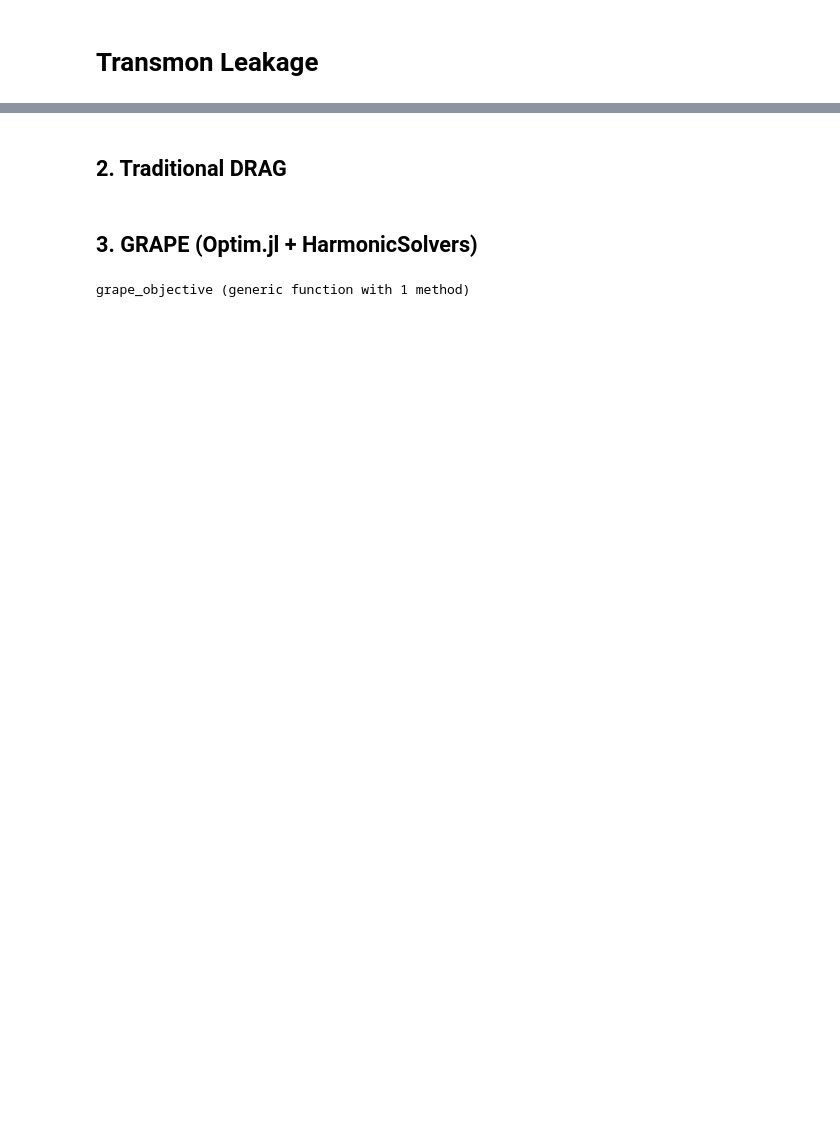
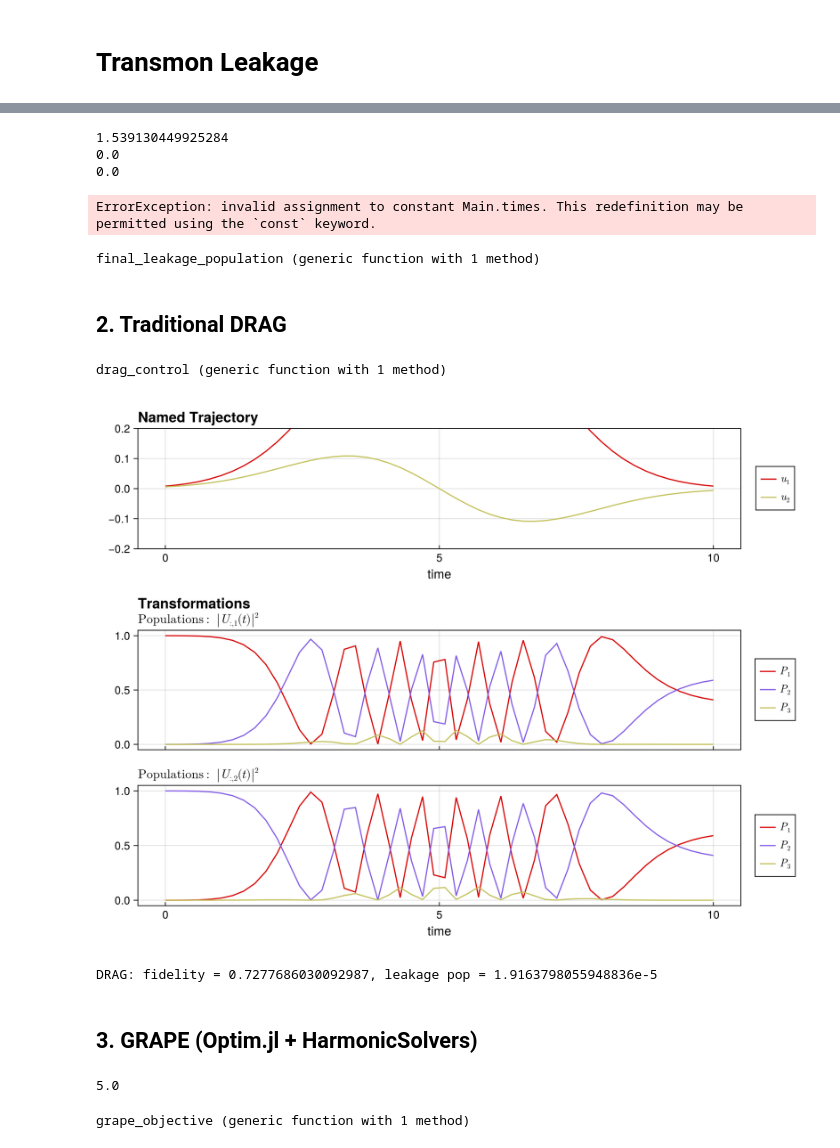
Before and after one commit to xerixa/Quantum, a Jupyter notebook: Week 4/nothingworks2.ipynb, the cells around one changed output, grey strips where cells are left out. Saved outputs shown, nothing was run; the diff lists cells and outputs as text; code cells hidden in the pictures; blank space fills up the shorter version.

```diff
--- a/Week 4/nothingworks2.ipynb
+++ b/Week 4/nothingworks2.ipynb
@@ -28,26 +32,0 @@ const DDU_BOUND = 1.0
-# %%
-sys = TransmonSystem(drive_bounds = U_BOUND, levels = LEVELS, δ = DELTA)
-op  = EmbeddedOperator(:X, sys)
-
-initial_controls = 0.1 * randn(2, N)
-pulse0 = ZeroOrderPulse(initial_controls, times)
-
-qtraj = UnitaryTrajectory(sys, pulse0, op)
-
-
-qcp = SmoothPulseProblem(qtraj, N; ddu_bound = DDU_BOUND, Q = 100.0, R = 1e-2)
-solve!(qcp; max_iter = 50, eval_hessian=false)
-
-qcp_leakage = SmoothPulseProblem(
-    qtraj,
-    N;
-    ddu_bound = DDU_BOUND,
-    Q = 100.0,
-    R = 1e-2,
-    piccolo_options = PiccoloOptions(
-        leakage_constraint = true,
-        leakage_constraint_value = 1e-2,
-        leakage_cost = 1e-2,
-    ),
-)
-solve!(qcp_leakage; max_iter = 50, eval_hessian = false)
@@ -58,12 +97,24 @@ fig_leakage_suppressed = plot_unitary_populations(get_trajectory(qcp_leakage); f
+# %%
+controls = zeros(2, N)
+times, controls[1, :], controls[2, :] = drag_gaussian(T0, N)
+
+pulse = ZeroOrderPulse(controls, times)
+traj = UnitaryTrajectory(sys, pulse, U_goal)
+out = rollout(traj)
+qcp = SmoothPulseProblem(traj, N)
+
+plot_unitary_populations(get_trajectory(qcp))
+# %% [output]
+1.539130449925284
+0.0
+0.0
+ErrorException: invalid assignment to constant Main.times. This redefinition may be permitted using the `const` keyword.
 # %%
 function final_leakage_population(qcp, sys)
     qtraj = get_trajectory(qcp)
-
-    named_traj = get_named_trajectory(qcp)
-
+    named_traj = NamedTrajectory(qtraj, N)
 
     fid = unitary_rollout_fidelity(qtraj, named_traj, sys)
-
 
     pulse_opt = extract_pulse(qtraj, named_traj)
 
@@ -76,68 +127,78 @@ function final_leakage_population(qcp, sys)
 
     return fid, leak
 end
+# %% [output]
+final_leakage_population (generic function with 1 method)
 # %% [markdown]
 ## 2. Traditional DRAG
 # %%
 
 const DRAG_SIGMA = T0 / 6
-const DRAG_AMP   = pi/ (DRAG_SIGMA*sqrt(2pi))
+const DRAG_AMP   = pi/ (DRAG_SIGMA*sqrt(2*pi))
 
-I_env(t)  = DRAG_AMP * exp(-(t - T0/2)^2 / (2 * DRAG_SIGMA^2))
-dI_env(t) = -((t - T0/2) / DRAG_SIGMA^2) * I_env(t)
+I(t)  = DRAG_AMP * exp(-(t - T0/2)^2 / (2 * DRAG_SIGMA^2))
+dI(t) = -((t - T0/2) / DRAG_SIGMA^2) * I(t)
 
-Q_env(t)  = -dI_env(t) / DELTA
+Q(t)  = -dI(t) / DELTA
 
-drag_control(t) = [I_env(t), Q_env(t)]
+drag_control(t) = [I(t), Q(t)]
+# %% [output]
+drag_control (generic function with 1 method)
 # %%
 
 plot_t_grid = collect(range(0, T0, length = N))
 
 pulse_drag = try
     FunctionPulse(drag_control, T0, 2)
 catch e
-    @warn "FunctionPulse constructor failed, falling back to densely-sampled ZeroOrderPulse" exception=e
+    @warn "FunctionPulse constructor flaied using ZeroOrderPulse" exception=e
     dense_controls = reduce(hcat, drag_control.(plot_t_grid))
     ZeroOrderPulse(dense_controls, plot_t_grid)
 end
 qtraj_drag = UnitaryTrajectory(sys, pulse_drag, op)
 
 
 # fddscretize the pulse manually into a discrete structure for plotting
 dense_controls = reduce(hcat, drag_control.(plot_t_grid))
 plot_pulse_discrete = ZeroOrderPulse(dense_controls, plot_t_grid)
 plot_qtraj_discrete = UnitaryTrajectory(sys, plot_pulse_discrete, op)
 
 
 named_traj_drag = NamedTrajectory(plot_qtraj_discrete, N)
 
 fig_drag = plot_unitary_populations(named_traj_drag; fig_size = (900, 700))
+# %% [output]
+[figure, added]
 # %%
 fid_drag = fidelity(qtraj_drag)
 U_drag_final = qtraj_drag(T0)
 leak_drag = abs2(U_drag_final[3, 1])
 
 println("DRAG: fidelity = ", fid_drag, ", leakage pop = ", leak_drag)
+# %% [output]
+DRAG: fidelity = 0.7277686030092987, leakage pop = 1.9163798055948836e-5
 # %% [markdown]
 ## 3. GRAPE (Optim.jl + HarmonicSolvers)
 # %%
-
+using LinearAlgebra
 a = zeros(ComplexF64, LEVELS, LEVELS)
 for k in 1:(LEVELS - 1)
     a[k, k+1] = sqrt(k)
 end
-a_dag = a'
-n_op = a_dag * a
 
-H_drift = (DELTA / 2) * (n_op * (n_op - I))   # anharmonicity delta/2 * n(n-1)
-H_I = a + a_dag
-H_Q = 1im * (a - a_dag)
+n_op = a' * a
+
+H_drift = (DELTA / 2) * (n_op * (n_op - LinearAlgebra.I) )  # anharmonicity delta/2 * n(n-1)
+H_I = a + a'
+H_Q = 1im * (a - a')
 
 ψ0_t = ComplexF64[1.0, 0.0, 0.0]
 ψtarget_t = ComplexF64[0.0, 1.0, 0.0]
 
 rk4_solver = HarmonicSolvers.RungeKutta4()
 LEAK_WEIGHT = 5.0
+# %% [output]
+5.0
 # %%
 using DifferentialEquations
 
```
Also changed, not shown: parts of 16 cells of this notebook, 4 other files.
